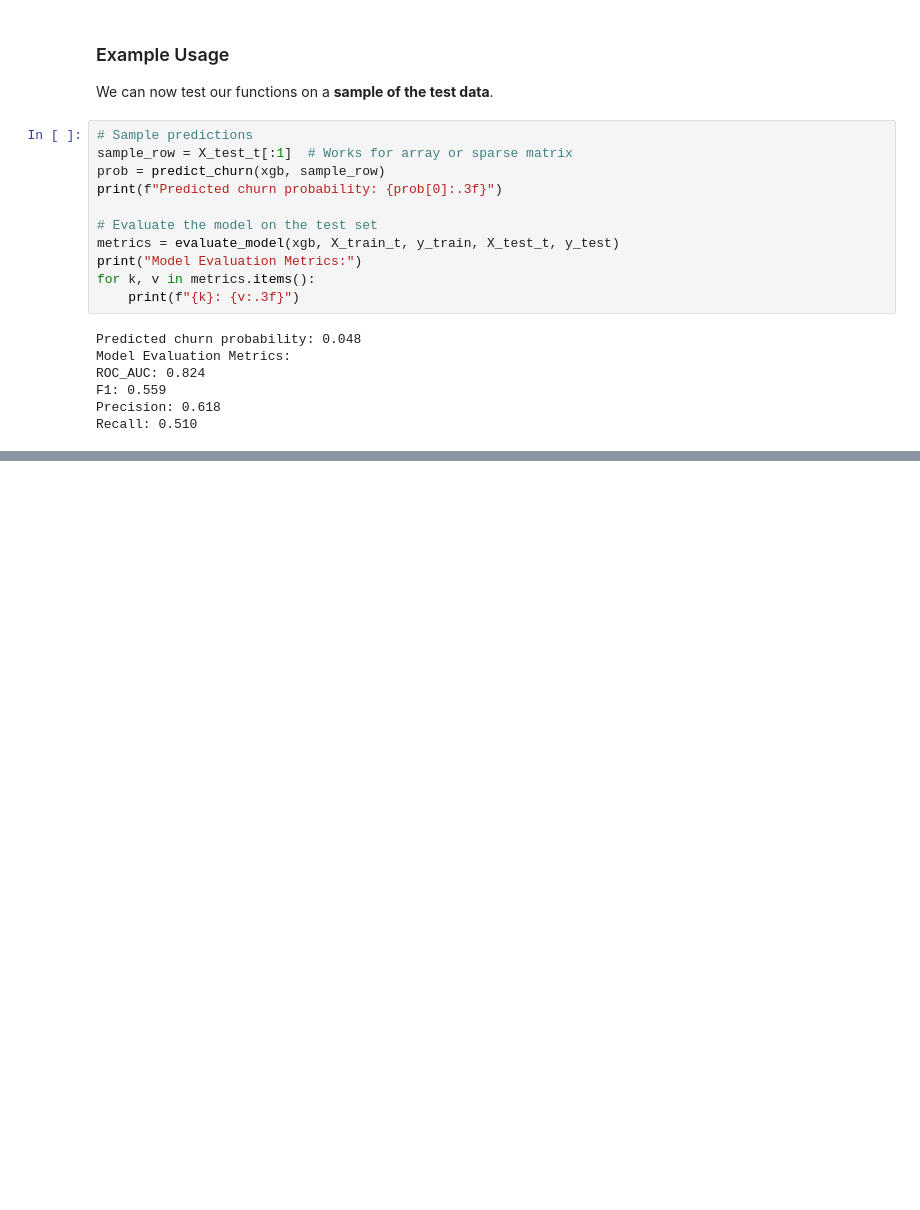
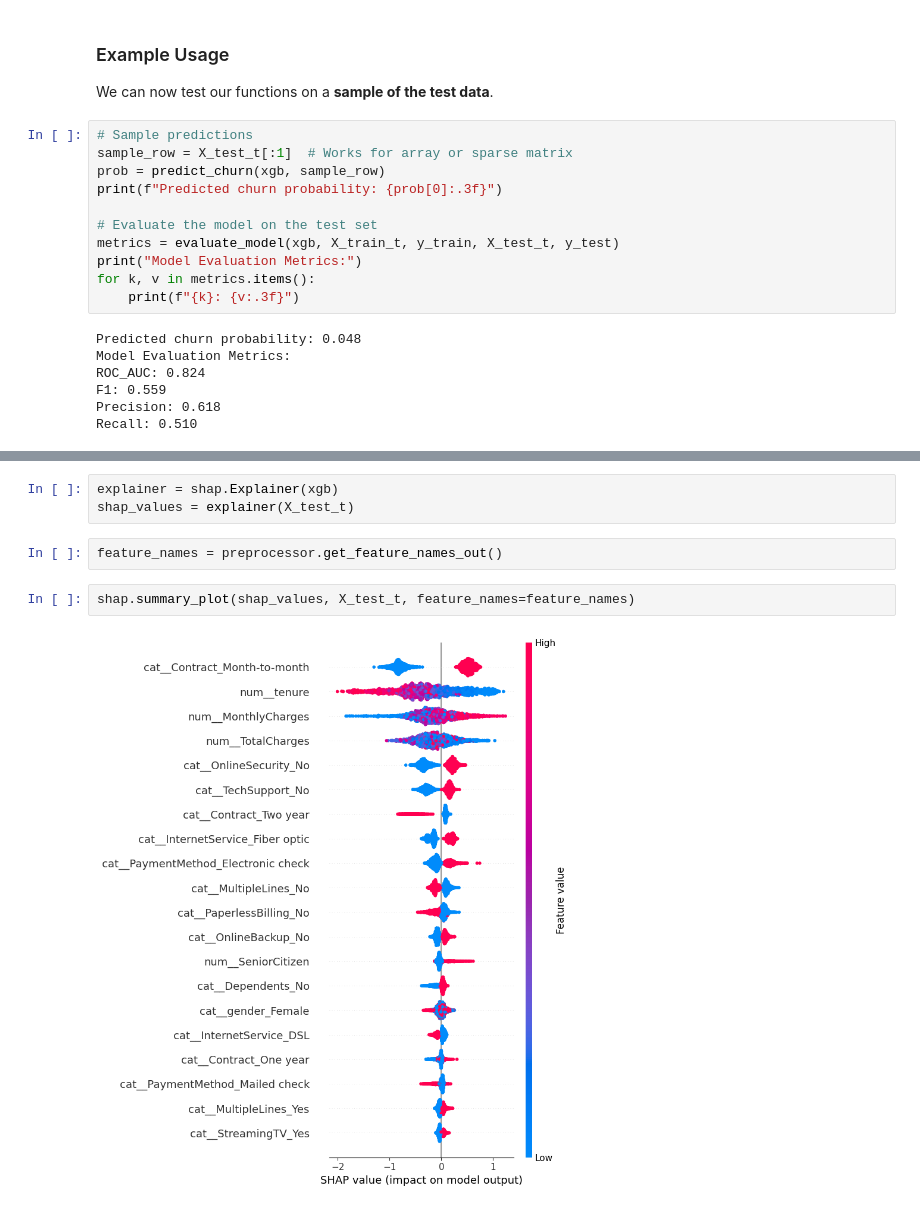
Before and after one commit to Ladan-n/ml-churn-prediction, a Jupyter notebook: notebooks/03_modeling.ipynb, the cells around one changed output, grey strips where cells are left out. Drawn from its saved outputs; the diff is of its cells as text; blank space fills up the shorter version.

Commit message:
Add SHAP explainability with environment setup and local/global interpretations

```diff
--- a/notebooks/03_modeling.ipynb
+++ b/notebooks/03_modeling.ipynb
@@ -386,0 +419,9 @@ Recall: 0.510
+# %%
+explainer = shap.Explainer(xgb)
+shap_values = explainer(X_test_t)
+# %%
+feature_names = preprocessor.get_feature_names_out()
+# %%
+shap.summary_plot(shap_values, X_test_t, feature_names=feature_names)
+# %% [output]
+[figure, added]
```
Also changed, not shown: parts of 6 cells of this notebook, 1 other file.
